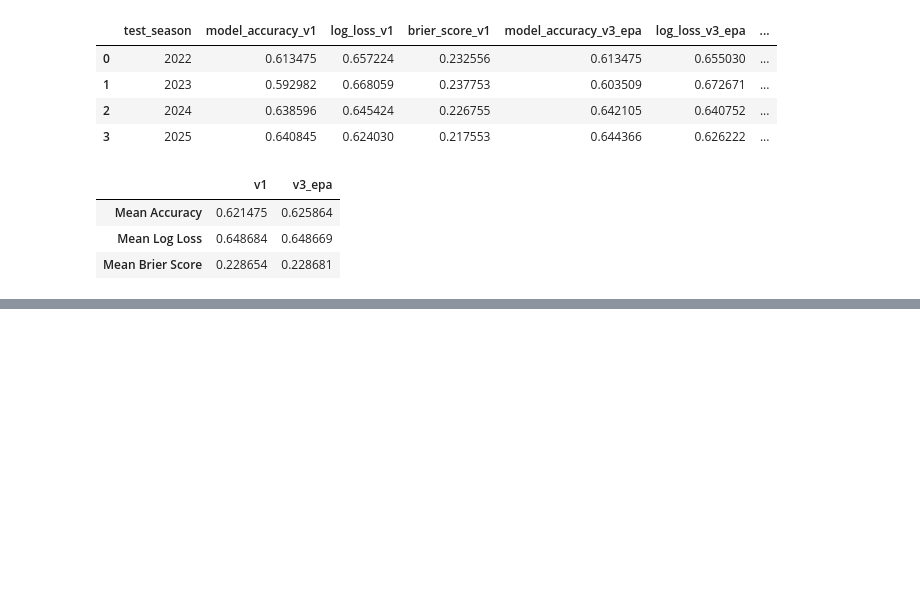
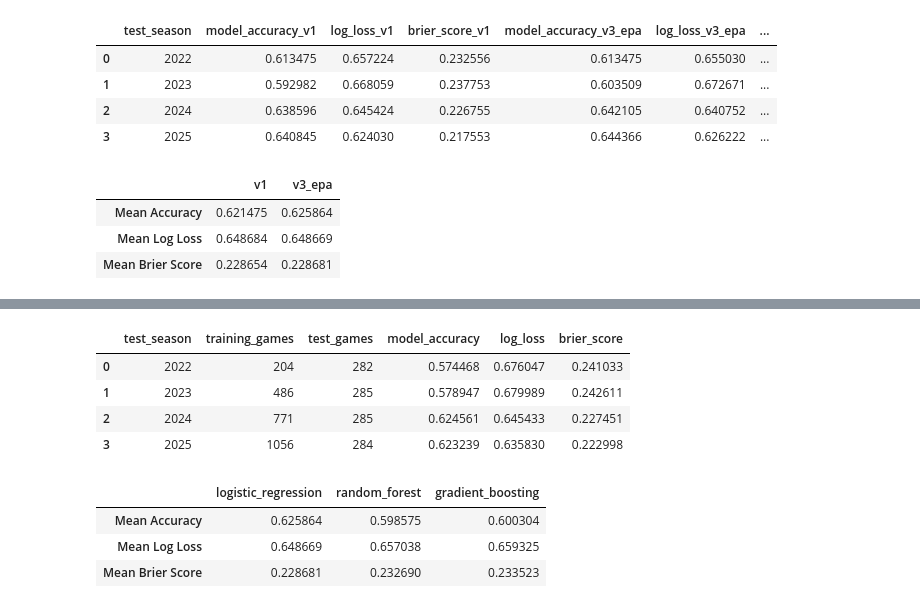
Before and after one commit to GarnetFisherman/nfl-game-prediction, a Jupyter notebook: notebooks/01_explore_nfl_data.ipynb, the cells around one changed output, grey strips where cells are left out. Saved outputs shown, nothing was run; the diff lists cells and outputs as text; code cells hidden in the pictures; blank space fills up the shorter version.

```diff
--- a/notebooks/01_explore_nfl_data.ipynb
+++ b/notebooks/01_explore_nfl_data.ipynb
@@ -2080,0 +2211,7 @@ epa_summary
+# %%
+gb_model = GradientBoostingClassifier(
+    n_estimators=100,
+    learning_rate=0.05,
+    max_depth=2,
+    random_state=42
+)
@@ -2080,0 +2268,40 @@ epa_summary
+# %%
+gb_df = pd.DataFrame(gb_results)
+
+gb_df
+# %% [output]
+|  | test_season | training_games | test_games | model_accuracy | log_loss | brier_score |
+| 0 | 2022 | 204 | 282 | 0.574468 | 0.676047 | 0.241033 |
+| 1 | 2023 | 486 | 285 | 0.578947 | 0.679989 | 0.242611 |
+| 2 | 2024 | 771 | 285 | 0.624561 | 0.645433 | 0.227451 |
+| 3 | 2025 | 1056 | 284 | 0.623239 | 0.635830 | 0.222998 |
+# %%
+three_model_summary = pd.DataFrame({
+    "logistic_regression": [
+        walk_forward_v3_df["model_accuracy"].mean(),
+        walk_forward_v3_df["log_loss"].mean(),
+        walk_forward_v3_df["brier_score"].mean()
+    ],
+    "random_forest": [
+        rf_df["model_accuracy"].mean(),
+        rf_df["log_loss"].mean(),
+        rf_df["brier_score"].mean()
+    ],
+    "gradient_boosting": [
+        gb_df["model_accuracy"].mean(),
+        gb_df["log_loss"].mean(),
+        gb_df["brier_score"].mean()
+    ]
+},
+index=[
+    "Mean Accuracy",
+    "Mean Log Loss",
+    "Mean Brier Score"
+])
+
+three_model_summary
+# %% [output]
+|  | logistic_regression | random_forest | gradient_boosting |
+| Mean Accuracy | 0.625864 | 0.598575 | 0.600304 |
+| Mean Log Loss | 0.648669 | 0.657038 | 0.659325 |
+| Mean Brier Score | 0.228681 | 0.232690 | 0.233523 |
```
Also changed, not shown: parts of 37 cells of this notebook.
